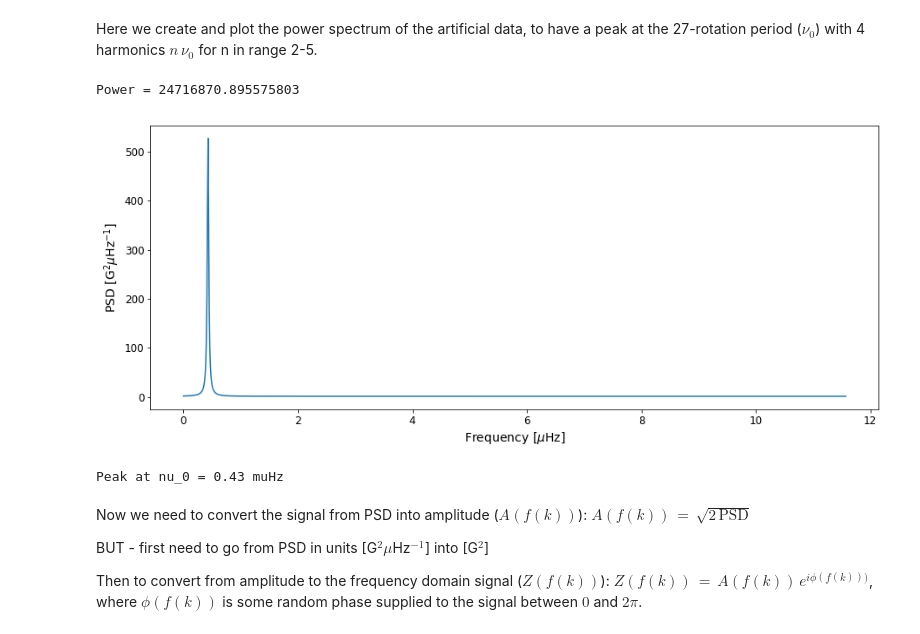
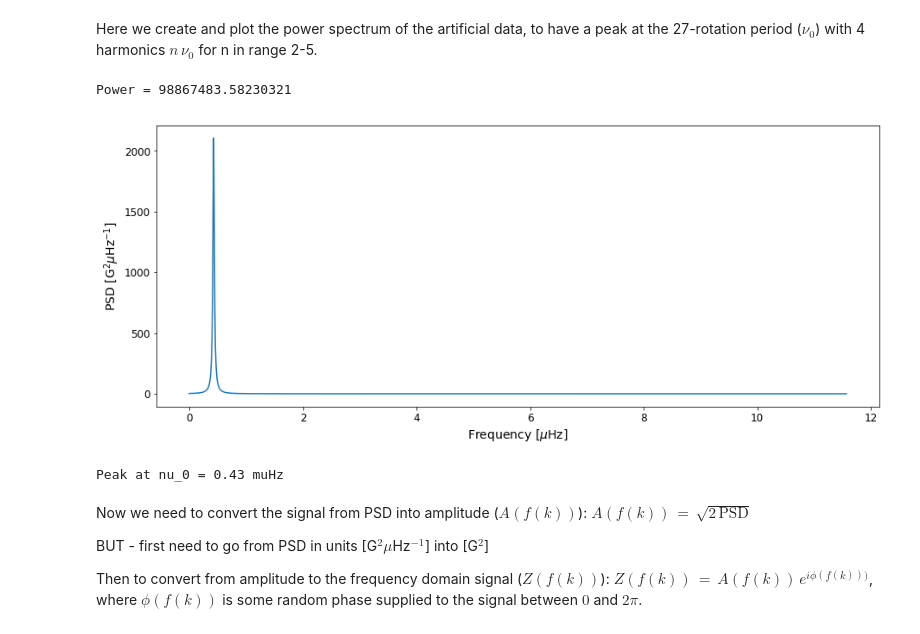
Before and after one commit to exr007/GP_test, a Jupyter notebook: GP_test.ipynb, the cells around one changed output. Drawn from its saved outputs; the diff is of its cells as text; code cells hidden in the pictures.

```diff
--- a/GP_test.ipynb
+++ b/GP_test.ipynb
@@ -16,27 +16,27 @@ Here we create and plot the power spectrum of the artificial data, to have a pea
 # %%
 dx = 0.01 # Resolution 0.01 muHz (1158 days ~= 3 yrs)
 x = np.arange(0, (1*1e6/(3600*24)), dx) # Nyquist = 1 day
 x_0 = (1e6/(3600*24*27)) # Central frequency of fundamental peak (i.e. 27-day peak ~= 0.43 muHz)
-A = 5 # Amplitude of fundamental peak [G]
+A = 10 # Amplitude of fundamental peak [G]
 width = 0.03 # Width [muHz]
 
 powers = [single_lorentzian(x, x_0, A, width, i) for i in np.arange(1,2)] # Create peak(s)
 powers = np.sum(powers, axis=0) # Sum single peak(s) together into one power spectrum
 print("Power = %s"%(np.sum(powers * dx * 1e6)))
 powers = powers + 1 # Add a bkgnd level of 1
 
 # Plot peaks
 fig, ax = plt.subplots(figsize=(15,6))
 ax.set_xlabel('Frequency [$\mu$Hz]', fontsize=14)
 ax.set_ylabel('PSD [G$^2$$\mu$Hz$^{-1}$]', fontsize=14)
 ax.tick_params(labelsize=12)
 ax.plot(x, powers)
 plt.show()
 
 print("Peak at nu_0 = %s muHz"%x[np.argmax(powers)])
 # %% [output]
-Power = 24716870.895575803
+Power = 98867483.58230321
-[figure, old version]
+[figure, new version]
 Peak at nu_0 = 0.43 muHz
 # %% [markdown]
 Now we need to convert the signal from PSD into amplitude ($A(f(k))$): $A(f(k)) \, = \, \sqrt{2 \,\mathrm{PSD}}$
```
Also changed, not shown: parts of 12 cells of this notebook, 1 other file.
